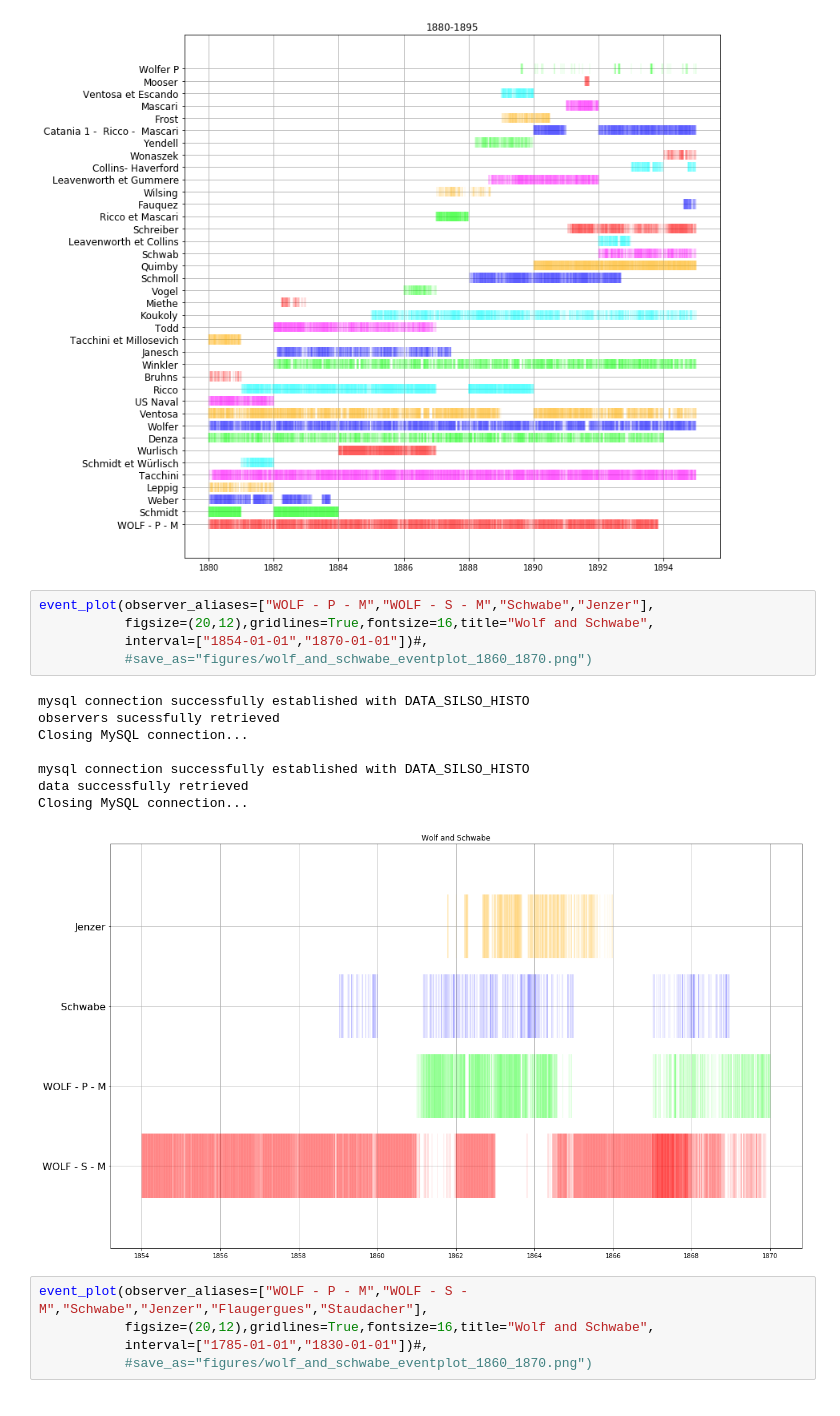
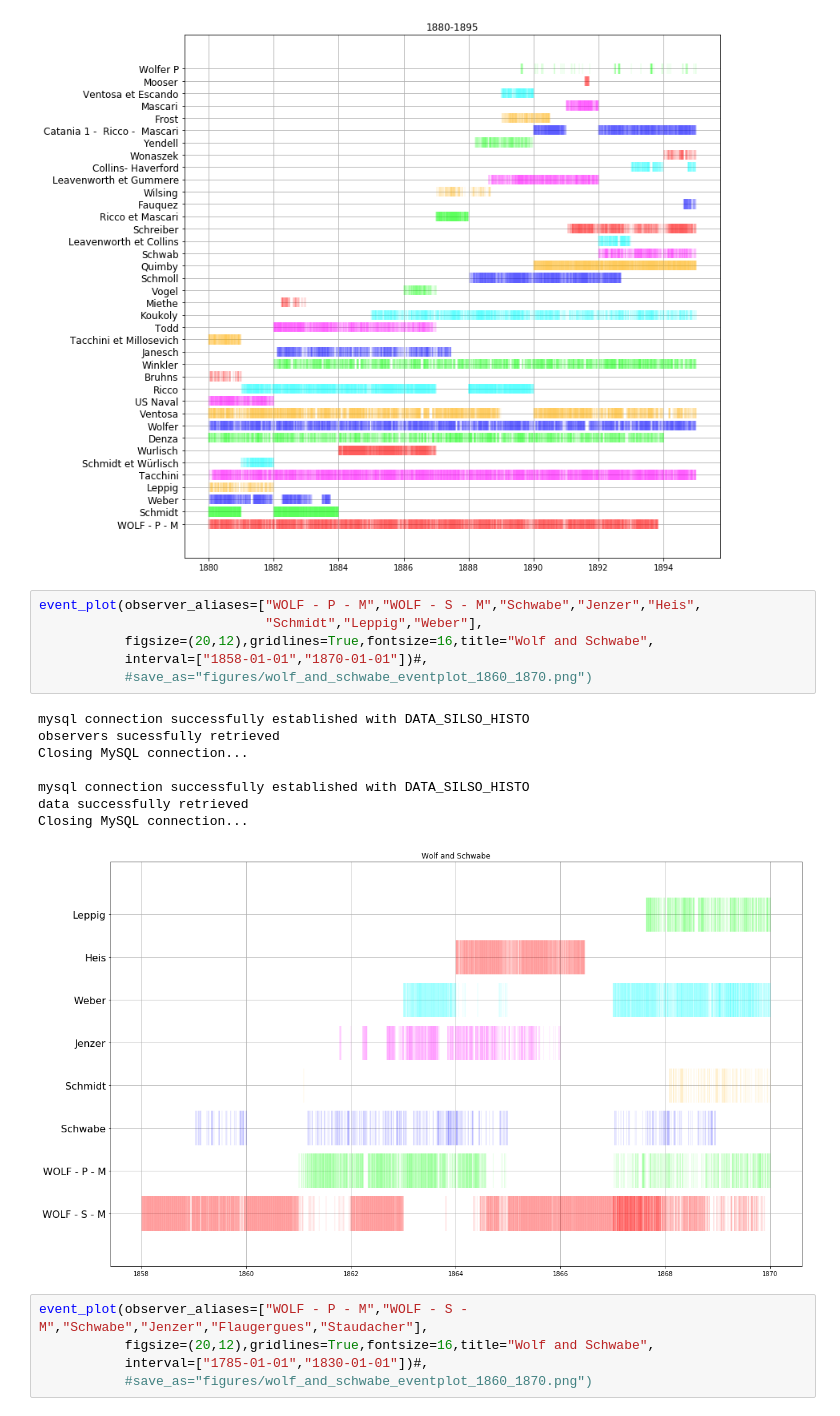
Before and after one commit to dcxSt/DATA_SILSO_HISTO_search, a Jupyter notebook: Frequency and number of observation plots.ipynb, the cells around one changed output. Saved outputs shown, nothing was run; the diff lists cells and outputs as text.

```diff
--- a/Frequency and number of observation plots.ipynb
+++ b/Frequency and number of observation plots.ipynb
@@ -51,19 +51,20 @@ data successfully retrieved
 Closing MySQL connection...
 [figure]
 # %%
-event_plot(observer_aliases=["WOLF - P - M","WOLF - S - M","Schwabe","Jenzer"],
+event_plot(observer_aliases=["WOLF - P - M","WOLF - S - M","Schwabe","Jenzer","Heis",
+                             "Schmidt","Leppig","Weber"],
            figsize=(20,12),gridlines=True,fontsize=16,title="Wolf and Schwabe",
-           interval=["1854-01-01","1870-01-01"])#,
+           interval=["1858-01-01","1870-01-01"])#,
            #save_as="figures/wolf_and_schwabe_eventplot_1860_1870.png")
 # %% [output]
 mysql connection successfully established with DATA_SILSO_HISTO
 observers sucessfully retrieved
 Closing MySQL connection...
 
 mysql connection successfully established with DATA_SILSO_HISTO
 data successfully retrieved
 Closing MySQL connection...
-[figure, old version]
+[figure, new version]
 # %%
 event_plot(observer_aliases=["WOLF - P - M","WOLF - S - M","Schwabe","Jenzer","Flaugergues","Staudacher"],
            figsize=(20,12),gridlines=True,fontsize=16,title="Wolf and Schwabe",
```
Also changed, not shown: parts of 1 cell of this notebook, 5 other files.
